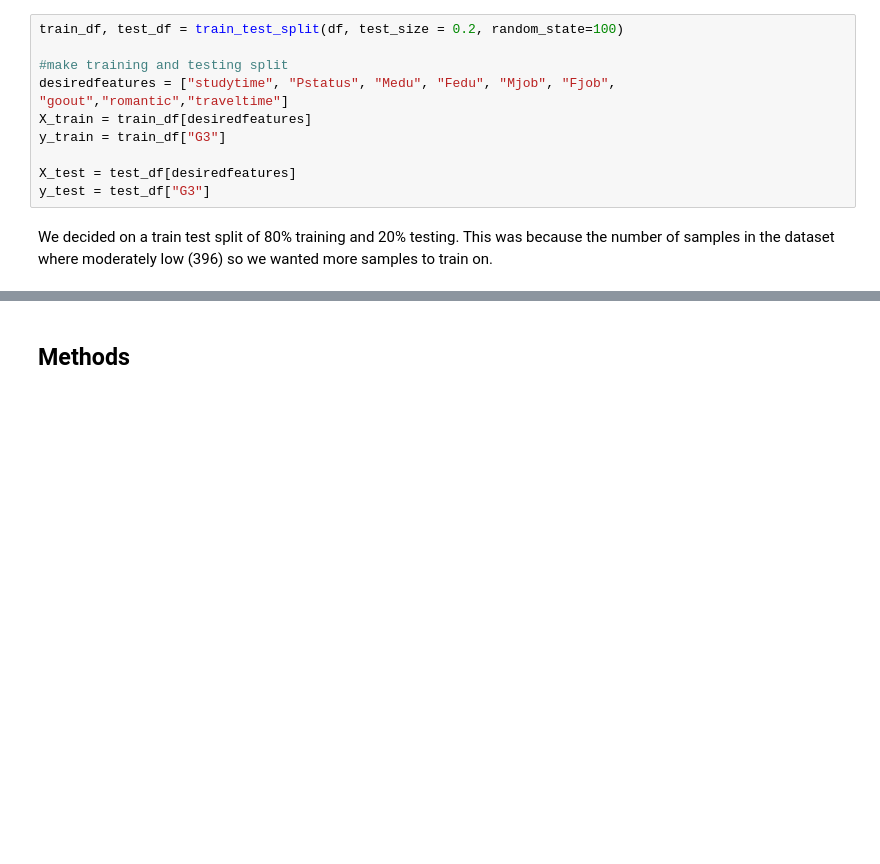
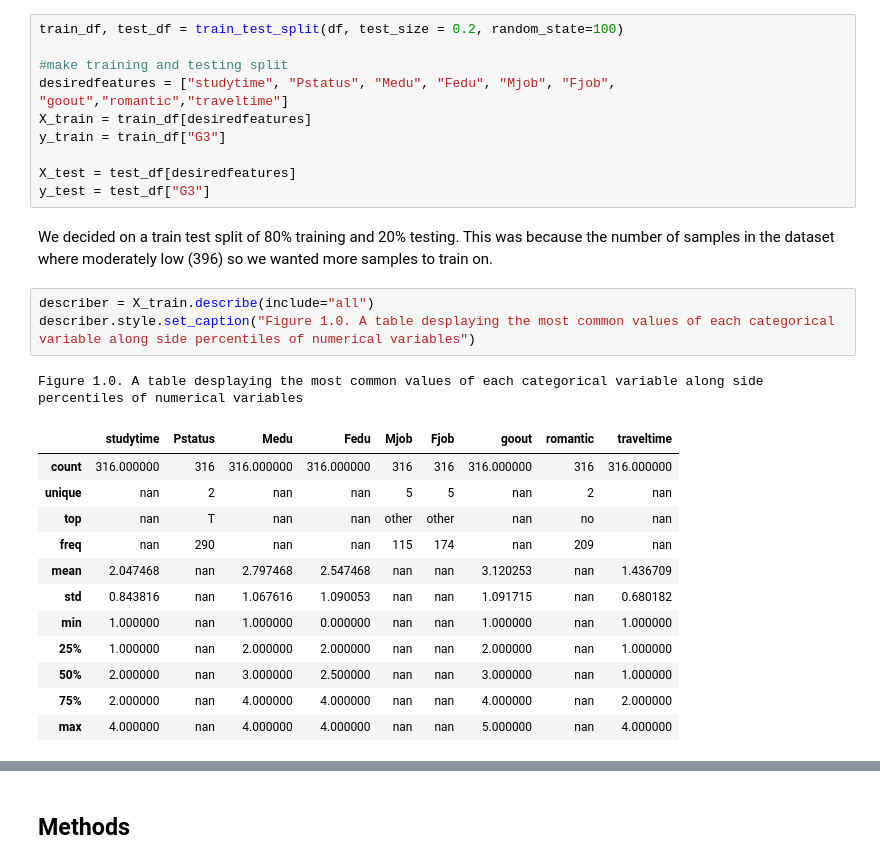
Before and after one commit to DSCI-310/DSCI-310-Group-1, a Jupyter notebook: StudentPerformance.ipynb, the cells around one changed output, grey strips where cells are left out. Saved outputs shown, nothing was run; the diff lists cells and outputs as text; blank space fills up the shorter version.

```diff
--- a/StudentPerformance.ipynb
+++ b/StudentPerformance.ipynb
@@ -61,5 +61,22 @@ y_train = train_df["G3"]
 
 X_test = test_df[desiredfeatures]
 y_test = test_df["G3"]
-# %% [markdown]
-We decided on a train test split of 80% training and 20% testing. This was because the number of samples in the dataset where moderately low (396) so we wanted more samples to train on.
+# %% [markdown]
+We decided on a train test split of 80% training and 20% testing. This was because the number of samples in the dataset where moderately low (396) so we wanted more samples to train on.
+# %%
+describer = X_train.describe(include="all")
+describer.style.set_caption("Figure 1.0. A table desplaying the most common values of each categorical variable along side percentiles of numerical variables")
+# %% [output]
+Figure 1.0. A table desplaying the most common values of each categorical variable along side percentiles of numerical variables
+|  | studytime | Pstatus | Medu | Fedu | Mjob | Fjob | goout | romantic | traveltime |
+| count | 316.000000 | 316 | 316.000000 | 316.000000 | 316 | 316 | 316.000000 | 316 | 316.000000 |
+| unique | nan | 2 | nan | nan | 5 | 5 | nan | 2 | nan |
+| top | nan | T | nan | nan | other | other | nan | no | nan |
+| freq | nan | 290 | nan | nan | 115 | 174 | nan | 209 | nan |
+| mean | 2.047468 | nan | 2.797468 | 2.547468 | nan | nan | 3.120253 | nan | 1.436709 |
+| std | 0.843816 | nan | 1.067616 | 1.090053 | nan | nan | 1.091715 | nan | 0.680182 |
+| min | 1.000000 | nan | 1.000000 | 0.000000 | nan | nan | 1.000000 | nan | 1.000000 |
+| 25% | 1.000000 | nan | 2.000000 | 2.000000 | nan | nan | 2.000000 | nan | 1.000000 |
+| 50% | 2.000000 | nan | 3.000000 | 2.500000 | nan | nan | 3.000000 | nan | 1.000000 |
+| 75% | 2.000000 | nan | 4.000000 | 4.000000 | nan | nan | 4.000000 | nan | 2.000000 |
+| max | 4.000000 | nan | 4.000000 | 4.000000 | nan | nan | 5.000000 | nan | 4.000000 |
```
Also changed, not shown: parts of 7 cells of this notebook.
